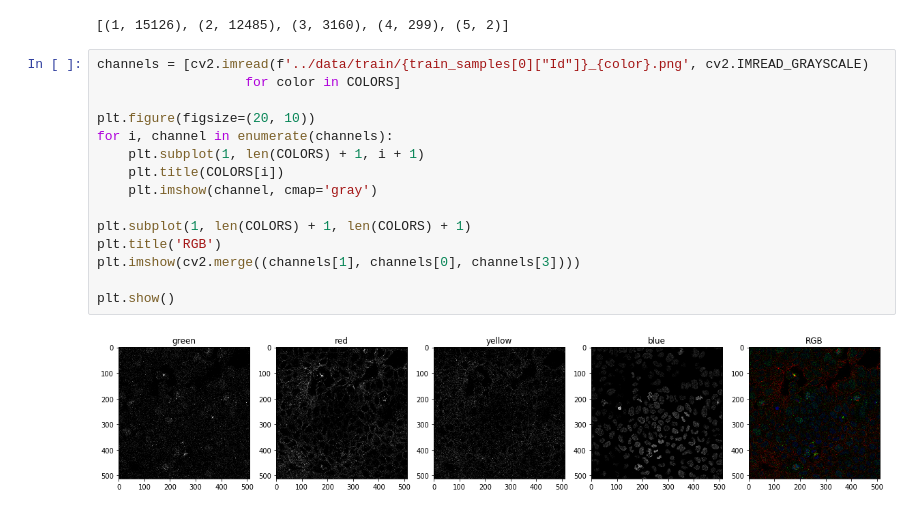
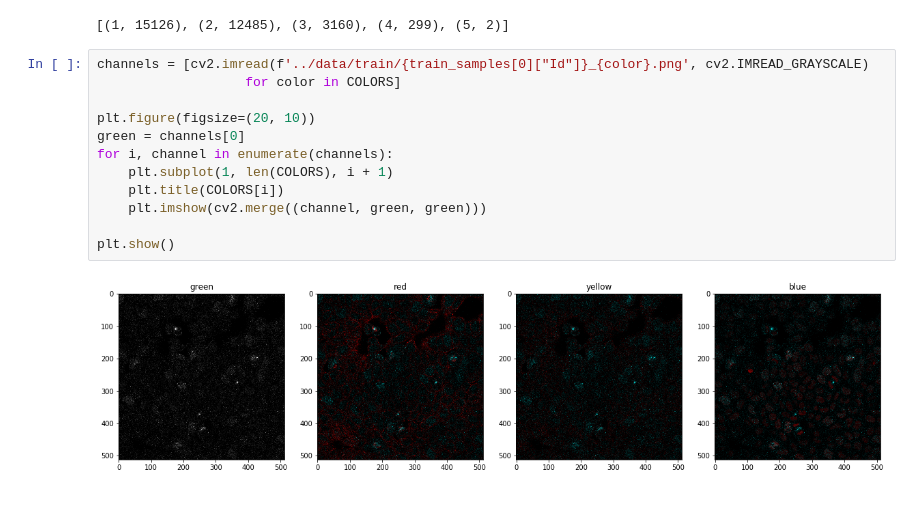
Before and after one commit to bharris47/human-protein-atlas, a Jupyter notebook: notebooks/Protein Atlas EDA.ipynb, the cells around one changed output. Saved outputs shown, nothing was run; the diff lists cells and outputs as text.

```diff
--- a/notebooks/Protein Atlas EDA.ipynb
+++ b/notebooks/Protein Atlas EDA.ipynb
@@ -79,17 +79,14 @@ target_counts.most_common()
 # %%
 channels = [cv2.imread(f'../data/train/{train_samples[0]["Id"]}_{color}.png', cv2.IMREAD_GRAYSCALE)
                    for color in COLORS]
 
 plt.figure(figsize=(20, 10))
+green = channels[0]
 for i, channel in enumerate(channels):
-    plt.subplot(1, len(COLORS) + 1, i + 1)
+    plt.subplot(1, len(COLORS), i + 1)
     plt.title(COLORS[i])
-    plt.imshow(channel, cmap='gray')
-
-plt.subplot(1, len(COLORS) + 1, len(COLORS) + 1)
-plt.title('RGB')
-plt.imshow(cv2.merge((channels[1], channels[0], channels[3])))
+    plt.imshow(cv2.merge((channel, green, green)))
 
 plt.show()
 # %% [output]
-[figure, old version]
+[figure, new version]
```
Also changed, not shown: 7 other files.
